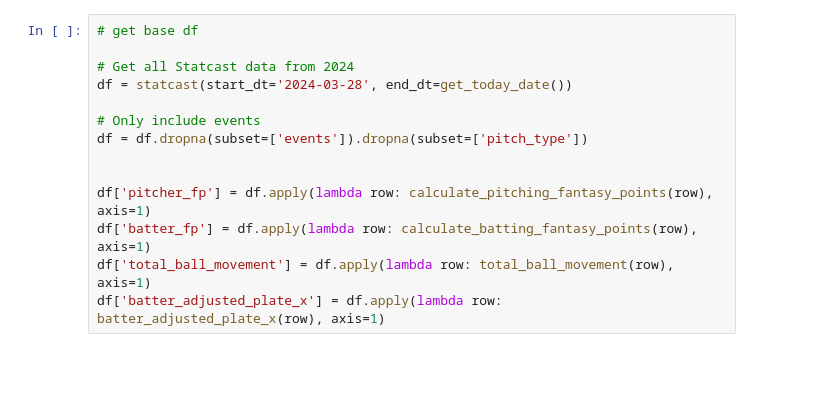
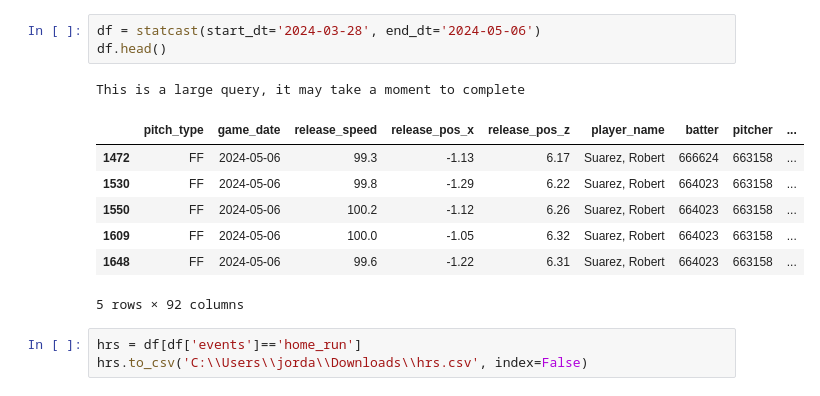
Before and after one commit to mcglade8/MLB, a Jupyter notebook: baseball_python.ipynb, the cells around one changed output. Cells and saved outputs as stored; diff of their text form; blank space fills up the shorter version.

```diff
--- a/baseball_python.ipynb
+++ b/baseball_python.ipynb
@@ -113,14 +212,15 @@ starting_df
-# %%
-# get base df
-
-# Get all Statcast data from 2024
-df = statcast(start_dt='2024-03-28', end_dt=get_today_date())
-
-# Only include events
-df = df.dropna(subset=['events']).dropna(subset=['pitch_type'])
-
-
-df['pitcher_fp'] = df.apply(lambda row: calculate_pitching_fantasy_points(row), axis=1)
-df['batter_fp'] = df.apply(lambda row: calculate_batting_fantasy_points(row), axis=1)
-df['total_ball_movement'] = df.apply(lambda row: total_ball_movement(row), axis=1)
-df['batter_adjusted_plate_x'] = df.apply(lambda row: batter_adjusted_plate_x(row), axis=1)
+# %%
+df = statcast(start_dt='2024-03-28', end_dt='2024-05-06')
+df.head()
+# %% [output]
+This is a large query, it may take a moment to complete
+|  | pitch_type | game_date | release_speed | release_pos_x | release_pos_z | player_name | batter | pitcher | ... |
+| 1472 | FF | 2024-05-06 | 99.3 | -1.13 | 6.17 | Suarez, Robert | 666624 | 663158 | ... |
+| 1530 | FF | 2024-05-06 | 99.8 | -1.29 | 6.22 | Suarez, Robert | 664023 | 663158 | ... |
+| 1550 | FF | 2024-05-06 | 100.2 | -1.12 | 6.26 | Suarez, Robert | 664023 | 663158 | ... |
+| 1609 | FF | 2024-05-06 | 100.0 | -1.05 | 6.32 | Suarez, Robert | 664023 | 663158 | ... |
+| 1648 | FF | 2024-05-06 | 99.6 | -1.22 | 6.31 | Suarez, Robert | 664023 | 663158 | ... |
+5 rows × 92 columns
+# %%
+hrs = df[df['events']=='home_run']
+hrs.to_csv('C:\\Users\\jorda\\Downloads\\hrs.csv', index=False)
```
Also changed, not shown: parts of 7 cells of this notebook, 5 other files.
